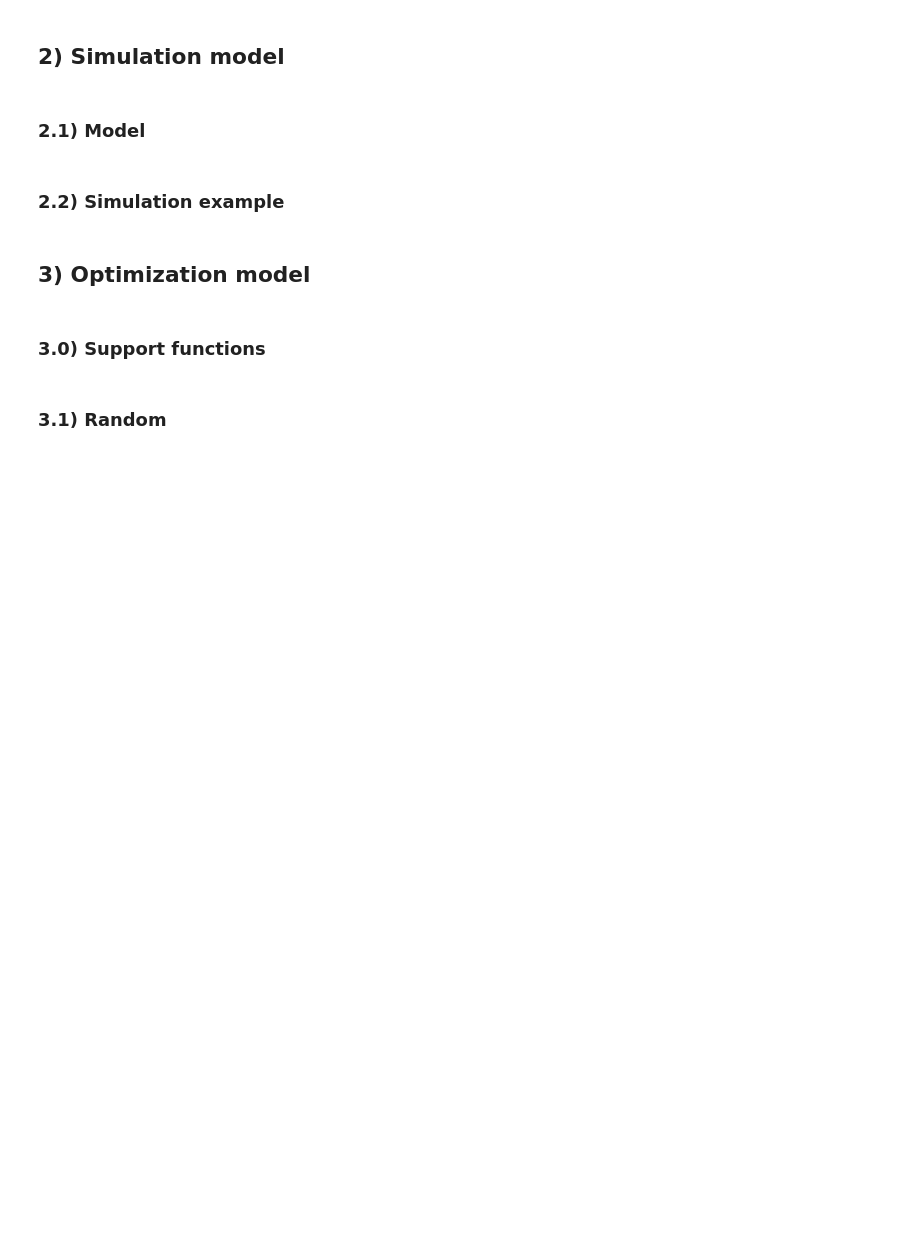
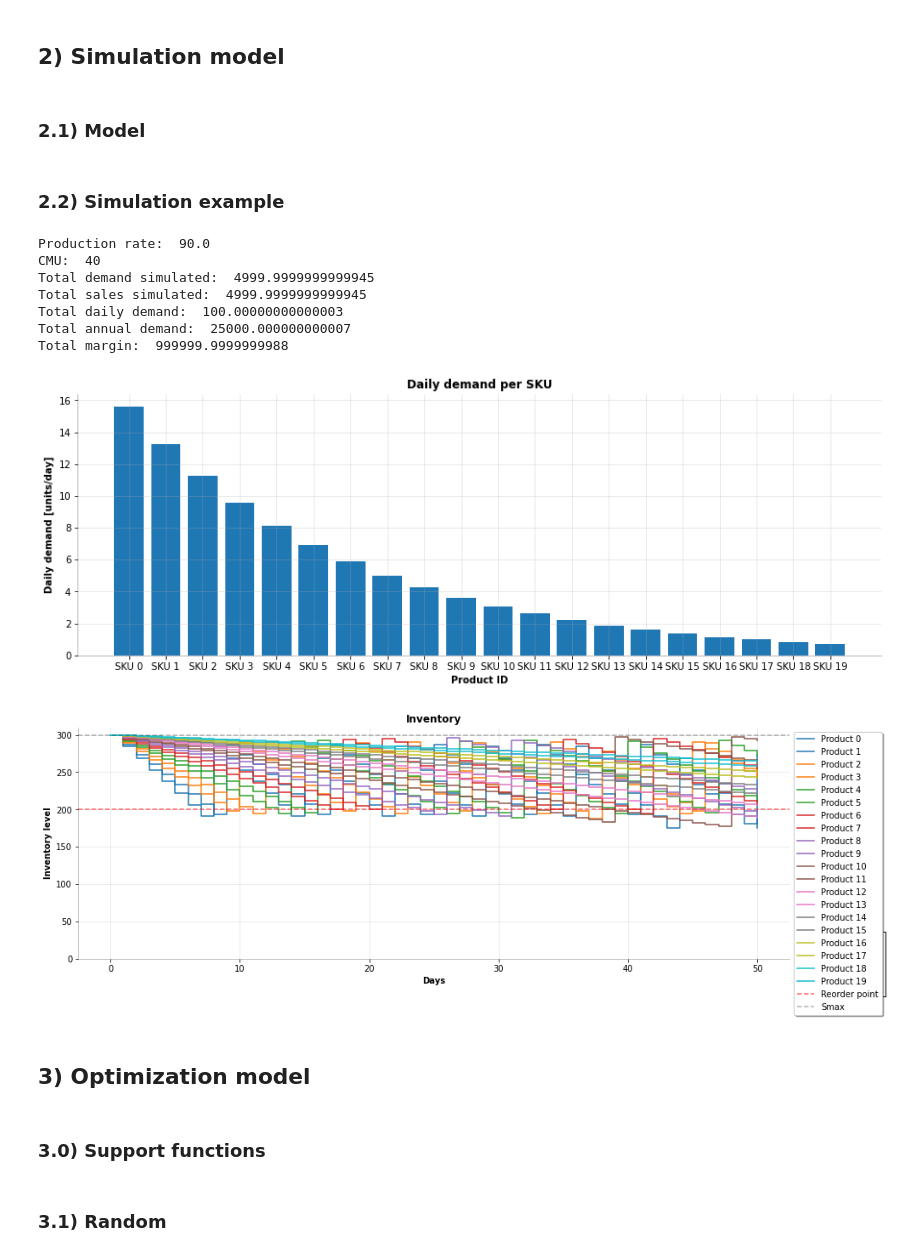
Before and after one commit to yu9800/SELSP_simOpt, a Jupyter notebook: inventory_opt.ipynb, the cells around one changed output. Saved outputs shown, nothing was run; the diff lists cells and outputs as text; code cells hidden in the pictures; blank space fills up the shorter version.

```diff
--- a/inventory_opt.ipynb
+++ b/inventory_opt.ipynb
@@ -503,20 +553,24 @@ def problem(config, print_on = False):
     factory.df_plot = factory.df_plot.append(pd.DataFrame(pd.Series(data = dict(**{'Time': factory.env.now, 'Day': int(factory.env.now/24)}, **{'Product ' + str(product): factory.stock[product].level for product in range(config['n'])}))).T)
     factory.THC += factory.hc*np.sum([factory.stock[i].level for i in factory.stock])
 
+    ## Computes Total contribution margin
+    factory.TCM = factory.TSales*factory.cmu
+
     ## Computes performance indicators (per year)
     days_year = config['days_year']
     TIC = float((factory.THC + factory.TLC + factory.TSC)/((config['simulation_time']/24)/days_year))
     THC = float((factory.THC )/((config['simulation_time']/24)/days_year))
     TLC = float((factory.TLC )/((config['simulation_time']/24)/days_year))
     TSC = float((factory.TSC )/((config['simulation_time']/24)/days_year))
+    TCM = float((factory.TCM )/((config['simulation_time']/24)/days_year))
     SL = float(factory.TSales/factory.TDem)
 
     ## Prints main results
     if print_on:
         print('Performance indicators:')
-        print(f'TIC: {TIC:,.2f} \nTHC: {THC:,.2f}  | TLC: {TLC:,.2f}  | TSC: {TSC:,.2f} \n SL: {SL*100:,.2f}% ')
+        print(f'TIC: {TIC:,.2f} \nTHC: {THC:,.2f}  | TLC: {TLC:,.2f}  | TSC: {TSC:,.2f}  \n Total Contribution Margin: {TCM:,.2f} \n SL: {SL*100:,.2f}% ')
 
-    return factory, {'TIC': TIC, 'THC': THC, 'TLC': TLC, 'TSC': TSC, 'SL': SL}
+    return factory, {'TIC': TIC, 'THC': THC, 'TLC': TLC, 'TSC': TSC, 'TCM': TCM, 'SL': SL}
 
 def plot_monitor(factory, indicators, config):
     '''
@@ -577,41 +631,63 @@ def plot_monitor(factory, indicators, config):
 # %% [markdown]
 ### **2.2) Simulation example**
 # %%
-N = 2
+N = 20
 config = {'simulation_time': 24*50,                  ## in hours
           'name': 'Simulation test',
           'mod': 'LDS',                              ## {FIS, LDS}
 
           'n': N,                                    ## Number of items
           'exp_number': 0,                           ## Experiment number
 
           'cv': 0.0,                                 ## Demand coefficient of variation
           'alpha': 0,                                ## Maximum setup increment
-          'rho': 1,                                  ## Utilization rate
+          'rho': 0.9,                                  ## Utilization rate
 
-          'demand_mod': 'Low',                       ## Demand concentration: {Low, Medium, High}
+          'demand_mod': 'Geometric',                 ## Demand concentration: {Low, Medium, High, Geometric}
+          'p_geo': 0.15,                              ## Success probability of Geometric distribution
           'k_low': 0.5,                              ## Concentration rate for Medium level
           'alpha_high': 1.5,                         ## Concentration rate for High level
+          'print_demand_dist': True,                 ## Plot demand distribution {True, False}
 
           'setup0': 1,                               ## Base setup time
           'gross_margin': 1000000,                   ## Gross margin
           'cmu': 40,                                 ## Contribution margin per unit
           'sc': 250,                                 ## Setup cost
           'lc': 40,                                  ## Lost sales cost
           'hc': 0.1,                                 ## Daily holding cost
 
           'Smax': {i: 300 for i in range(N)},        ## Order-up-to level
-          'Smin': {0: 200, 1: 220},                  ## Average daily demand
+          'Smin': {i: 200 for i in range(N)},        ## Average daily demand
 
-          'initial_level': [100, 120],               ## Initial stock level; {Smax, randint, random, list any number}
+          'initial_level': 'Smax',                   ## Initial stock level; {Smax, randint, random, list any number}
           'days_year': 250,                          ## Working days per year
           'random_state': 0                          ## Randomness {0,1}
 }
 
 
 ## Runs the simulation
 factory, indicators = problem(config, False)
 plot_monitor(factory, indicators, config)
+
+print('Production rate: ', factory.mu)
+print('CMU: ', factory.cmu)
+print('Total demand simulated: ', factory.TDem)
+print('Total sales simulated: ',factory.TSales)
+
+print('Total daily demand: ', sum(factory.d.values()))
+
+print('Total annual demand: ',sum(factory.d.values())*factory.days)
+print('Total margin: ', indicators['TCM'])
+# %% [output]
+Production rate:  90.0
+CMU:  40
+Total demand simulated:  4999.9999999999945
+Total sales simulated:  4999.9999999999945
+Total daily demand:  100.00000000000003
+Total annual demand:  25000.000000000007
+Total margin:  999999.9999999988
+[figure, added]
+[figure, added]
 # %% [markdown]
 ## **3) Optimization model**
 # %% [markdown]
```
Also changed, not shown: parts of 8 cells of this notebook, 5 other files.
